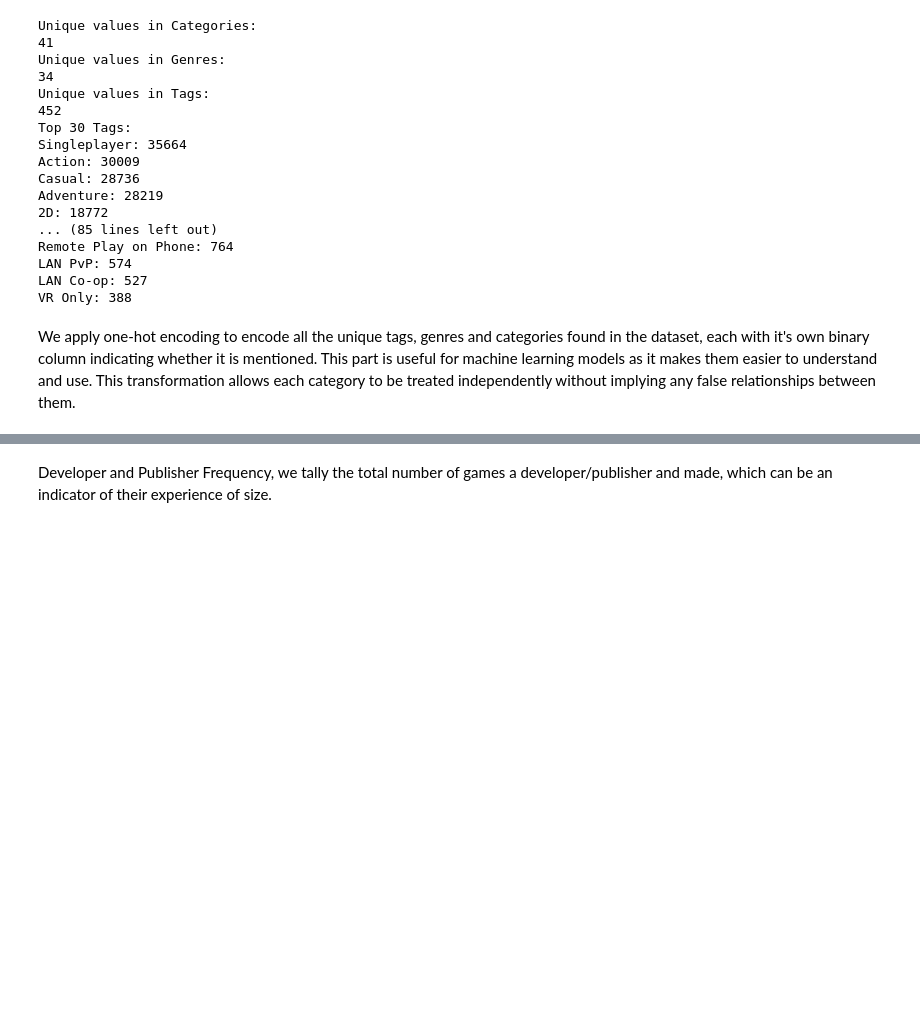
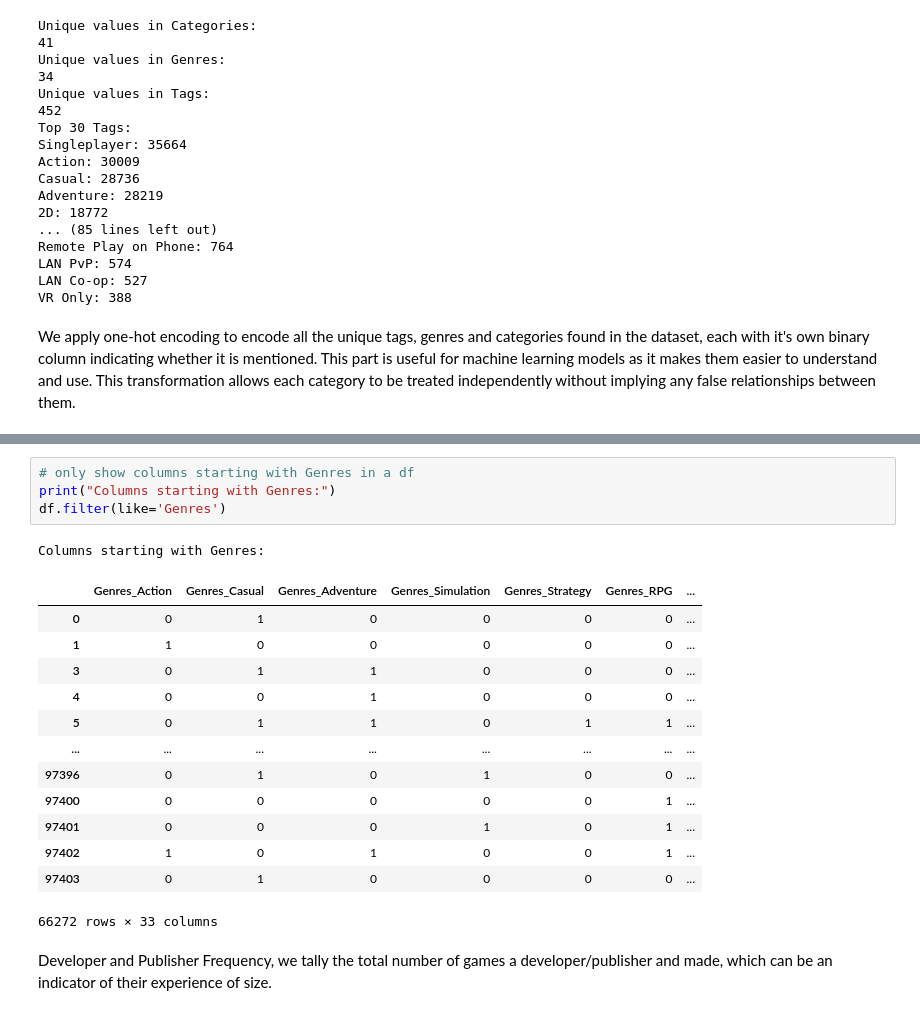
Before and after one commit to HailXD/SC1015-MiniProject, a Jupyter notebook: clean_dataset.ipynb, the cells around one changed output, grey strips where cells are left out. Cells and saved outputs as stored; diff of their text form; blank space fills up the shorter version.

```diff
--- a/clean_dataset.ipynb
+++ b/clean_dataset.ipynb
@@ -392,3 +392,22 @@ df = pd.concat( # Concatenate the original DataFrame with the one-hot encoded bl
+# %%
+# only show columns starting with Genres in a df
+print("Columns starting with Genres:")
+df.filter(like='Genres')
+# %% [output]
+Columns starting with Genres:
+|  | Genres_Action | Genres_Casual | Genres_Adventure | Genres_Simulation | Genres_Strategy | Genres_RPG | ... |
+| 0 | 0 | 1 | 0 | 0 | 0 | 0 | ... |
+| 1 | 1 | 0 | 0 | 0 | 0 | 0 | ... |
+| 3 | 0 | 1 | 1 | 0 | 0 | 0 | ... |
+| 4 | 0 | 0 | 1 | 0 | 0 | 0 | ... |
+| 5 | 0 | 1 | 1 | 0 | 1 | 1 | ... |
+| ... | ... | ... | ... | ... | ... | ... | ... |
+| 97396 | 0 | 1 | 0 | 1 | 0 | 0 | ... |
+| 97400 | 0 | 0 | 0 | 0 | 0 | 1 | ... |
+| 97401 | 0 | 0 | 0 | 1 | 0 | 1 | ... |
+| 97402 | 1 | 0 | 1 | 0 | 0 | 1 | ... |
+| 97403 | 0 | 1 | 0 | 0 | 0 | 0 | ... |
+66272 rows × 33 columns
 # %% [markdown]
 Developer and Publisher Frequency, we tally the total number of games a developer/publisher and made, which can be an indicator of their experience of size.
 # %%
```
Also changed, not shown: parts of 3 cells of this notebook, 2 other files.
